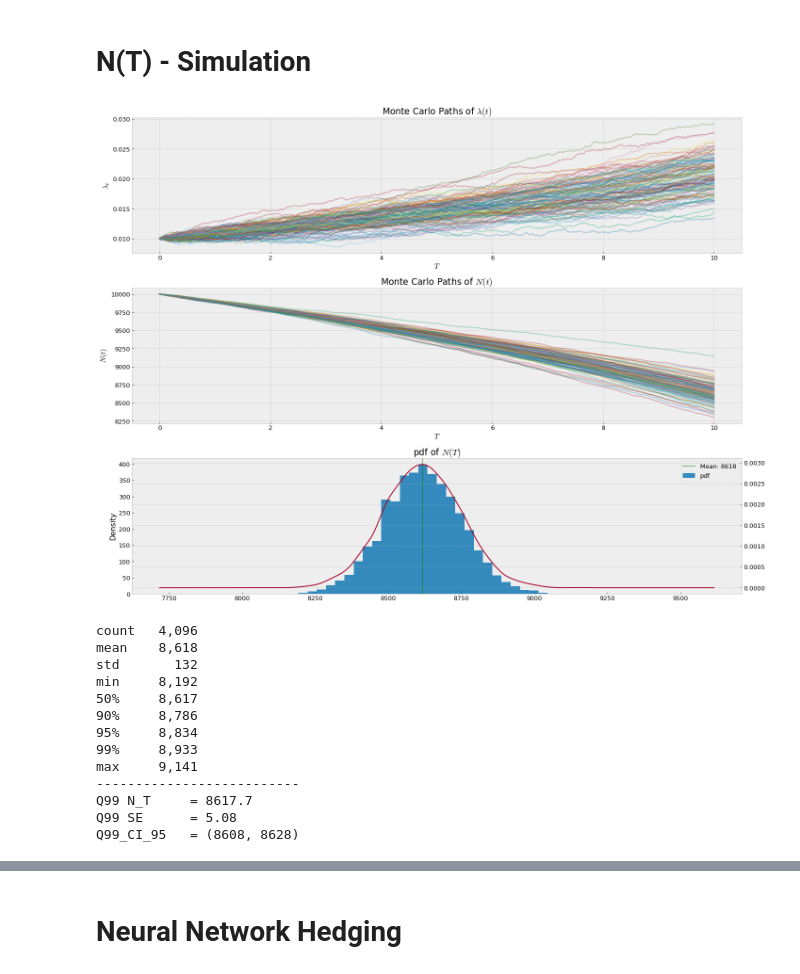
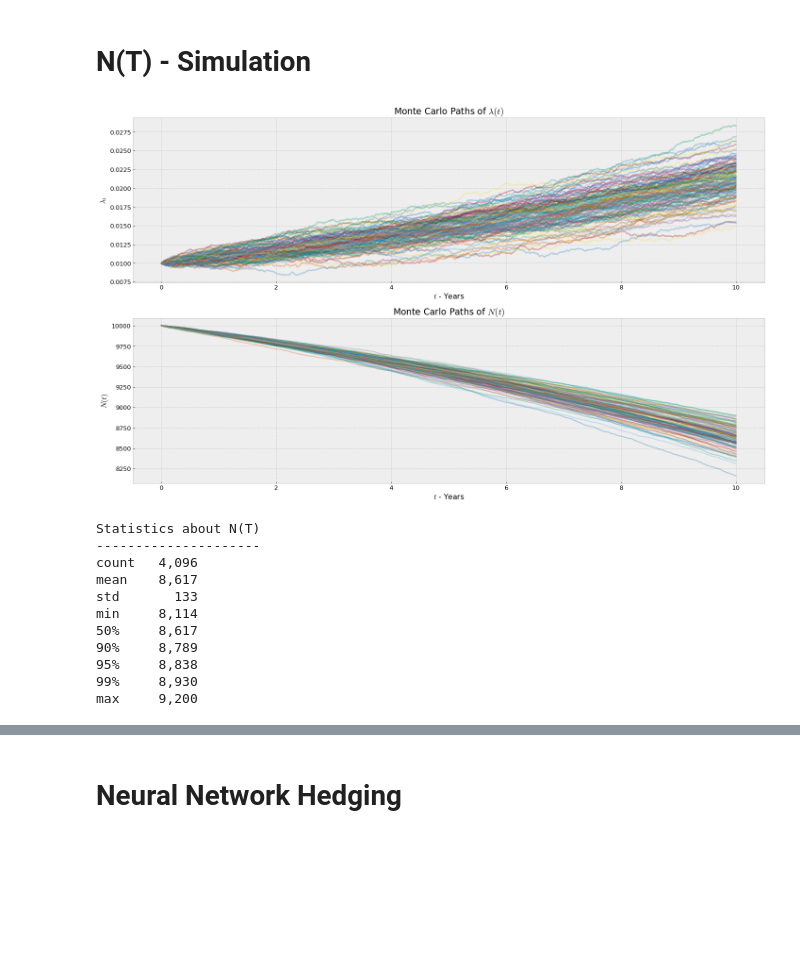
Before and after one commit to ithakis/Option-Replicating-Portfolio-with-Neural-Networks, a Jupyter notebook: Assignment4.ipynb, the cells around one changed output, grey strips where cells are left out. Cells and saved outputs as stored; diff of their text form; code cells hidden in the pictures; blank space fills up the shorter version.

```diff
--- a/Assignment4.ipynb
+++ b/Assignment4.ipynb
@@ -64,7 +43,7 @@ def sobol_norm(m, d=1 ,seed=1234):
 # %%
 """ Global Variables """
 n_paths   = ceil(np.log2(4_000)) ; print(f'Paths: {2**n_paths:,.0f}')# for both Y and N
-dt        = 1/(100) # Local: use greater than 42
+dt        = 1/(365) # Local: use greater than 42
 
 rebalancing = 1/4 # Quarterly
 
@@ -175,65 +98,48 @@ Prob Y < 1 = 7.74%
 # %% [markdown]
 # N(T) - Simulation
 # %%
-x   = 55.0 # yo
+x   = 55.0 # years old
 l0  = 0.01
 c   = 0.075
 ita = 0.000597
 
-""" Simulate Fund Price """
 W2      = sobol_norm(n_paths, d=n_time_steps)
 L_paths = np.empty((2**n_paths, n_time_steps))
 L_paths[:,0] = l0
 for t in range(1,n_time_steps):
     L_paths[:,t] = L_paths[:,t-1] + (c * L_paths[:,t-1] * dt + ita * np.sqrt(dt)*W2[:,t]).squeeze()
 
 N_paths = np.empty((2**n_paths, n_time_steps), dtype=int)
 N_paths[:,0] = N
 """ Binomial Distribution of N(t) """
 for t in range(1,n_time_steps):
     probabilities = np.exp(-L_paths[:,t]*dt)
     np.random.seed(1234+t) # to ensure reproducible results
     N_paths[:,t]  = np.random.binomial(N_paths[:,t-1], probabilities)
 
-fig, axs = plt.subplots(3, figsize=(20,15))
+fig, axs = plt.subplots(2, figsize=(20,12))
 
-rdf = pd.DataFrame(L_paths.T, index=(np.linspace(0,T, n_time_steps)))
-rdf.sample(128, axis=1).plot(legend=False, alpha=.3, ylabel=r'$\lambda_t$', xlabel=r'$T$', ax=axs[0], title=r'Monte Carlo Paths of $\lambda(t)$')
+Ldf = pd.DataFrame(L_paths.T, index=(np.linspace(0,T, n_time_steps)))
+Ldf.sample(128, axis=1).plot(drawstyle="steps-post", legend=False, alpha=.3, ylabel=r'$\lambda_t$', xlabel=r'$t$ - Years', ax=axs[0], title=r'Monte Carlo Paths of $\lambda(t)$')
 
-rdf = pd.DataFrame(N_paths.T, index=(np.linspace(0,T, n_time_steps)))
-rdf.sample(128, axis=1).plot(legend=False, alpha=.3, ylabel=r'$N(t)$', xlabel=r'$T$', ax=axs[1], title=r'Monte Carlo Paths of $N(t)$')
+Ndf = pd.DataFrame(N_paths.T, index=(np.linspace(0,T, n_time_steps)))
+Ndf.sample(128, axis=1).plot(legend=False, alpha=.3, ylabel=r'$N(t)$', xlabel=r'$t$ - Years', ax=axs[1], title=r'Monte Carlo Paths of $N(t)$')
 
-E_N_T    = N_paths[:,-1].mean()
-
-N_T = pd.Series(N_paths[ N_paths[:,-1]>0 ,-1])
-N_T.hist(bins=30, ax=axs[2])
-N_T.plot(kind='kde', secondary_y=True, title=r'pdf of $N(T)$', xlabel=r'N_T', ylabel='Density over 10,000 paths', ax=axs[2])
-axs[2].axvline(E_N_T, color='g', linestyle='-', alpha=.5)
-axs[2].legend([f'Mean: {E_N_T:.0f}', 'pdf'])
 plt.tight_layout() ; plt.show()
 
-N_T_df = pd.Series(N_T)
 str_form = lambda s: f'{s:,.0f}'
-print(N_T_df.describe(percentiles=[.90, .95, .99]).to_string(float_format=str_form))
-Q99_N_T     = np.quantile(N_paths[:,-1], 0.99)
-Q99_N_T_SE  = np.quantile(N_paths[:,-1].reshape(128, -1), 0.99, axis=1).std(ddof=1) / np.sqrt(128)
-# del N_paths ; del L_paths ; del N_T_df
-
-print('--------------------------')
-print(f'Q99 N_T     = {E_N_T:.1f} \nQ99 SE      = {Q99_N_T_SE:.2f}')
-print(f'Q99_CI_95   = ({E_N_T - 1.96*Q99_N_T_SE:.0f}, {E_N_T + 1.96*Q99_N_T_SE:.0f})')
+print('Statistics about N(T) \n---------------------')
+print(Ndf.loc[10].describe(percentiles=[.90, .95, .99]).to_string(float_format=str_form))
 # %% [output]
-[figure, old version]
+[figure, new version]
+Statistics about N(T)
+---------------------
 count   4,096
-mean    8,618
-std       132
-min     8,192
+mean    8,617
+std       133
+min     8,114
 50%     8,617
-90%     8,786
-95%     8,834
-99%     8,933
-max     9,141
---------------------------
-Q99 N_T     = 8617.7
-Q99 SE      = 5.08
-Q99_CI_95   = (8608, 8628)
+90%     8,789
+95%     8,838
+99%     8,930
+max     9,200
```
Also changed, not shown: parts of 22 cells of this notebook, 1 other file.
